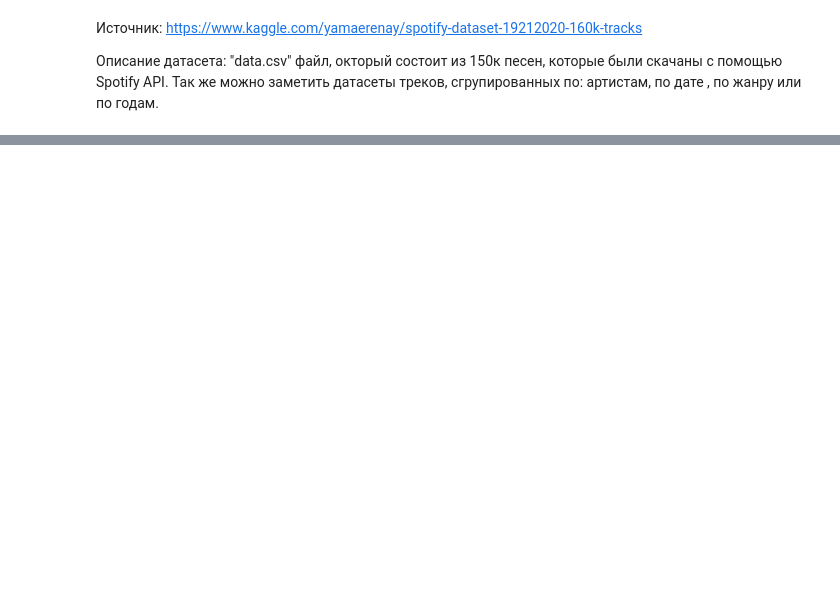
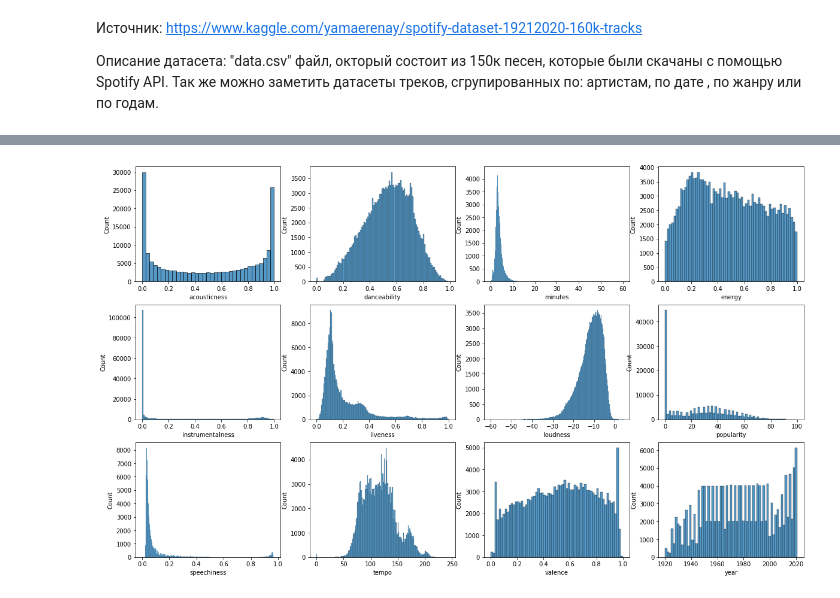
Before and after one commit to Lisstrange/Mini-examples, a Jupyter notebook: Recomendation music on Spotify Dataset.ipynb, the cells around one changed output, grey strips where cells are left out. Drawn from its saved outputs; the diff is of its cells as text; code cells hidden in the pictures; blank space fills up the shorter version.

```diff
--- a/Recomendation music on Spotify Dataset.ipynb
+++ b/Recomendation music on Spotify Dataset.ipynb
@@ -51,0 +80,4 @@ display(data_w_genres.head())
+# %%
+#  выношу числовые колонки и категориальнве в отдельные
+numcols = data[['id', 'acousticness', 'danceability', 'minutes','energy', 'instrumentalness', 'liveness', 'loudness', 'popularity', 'speechiness', 'tempo', 'valence', 'year']]
+catcols = data[['id', 'artists', 'name', 'explicit', 'mode', 'key']]
@@ -51,0 +107,12 @@ display(data_w_genres.head())
+# %%
+fig, axes = plt.subplots(3, 4, figsize=(20, 12))
+ro = 0
+co = 0
+for col in numcols.iloc[:,1:13].columns:
+    sns.histplot(ax=axes[ro, co], data=numcols.iloc[:,1:], x=col)
+    co += 1
+    if co == 4:
+        ro += 1
+        co = 0
+# %% [output]
+[figure, added]
```
Also changed, not shown: parts of 23 cells of this notebook.
